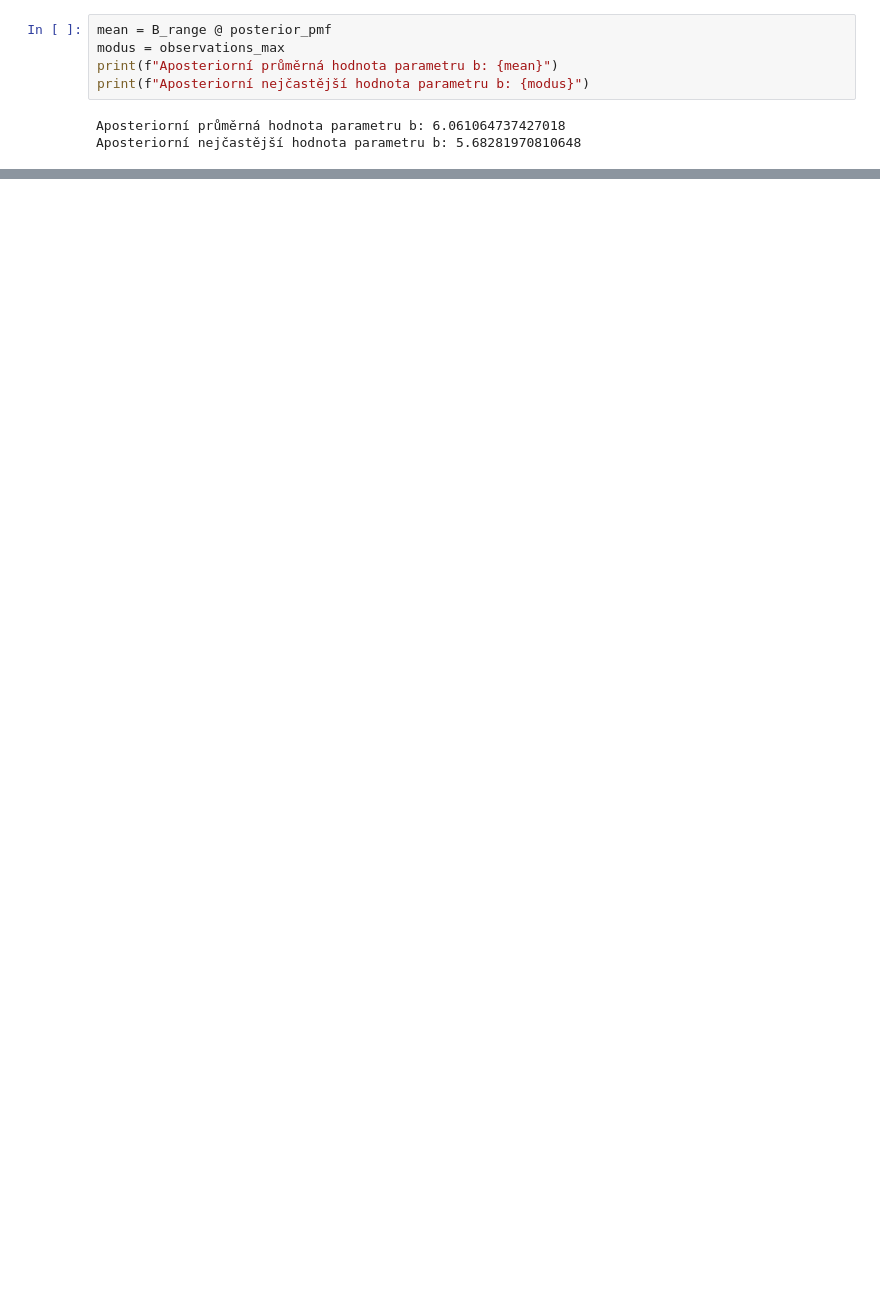
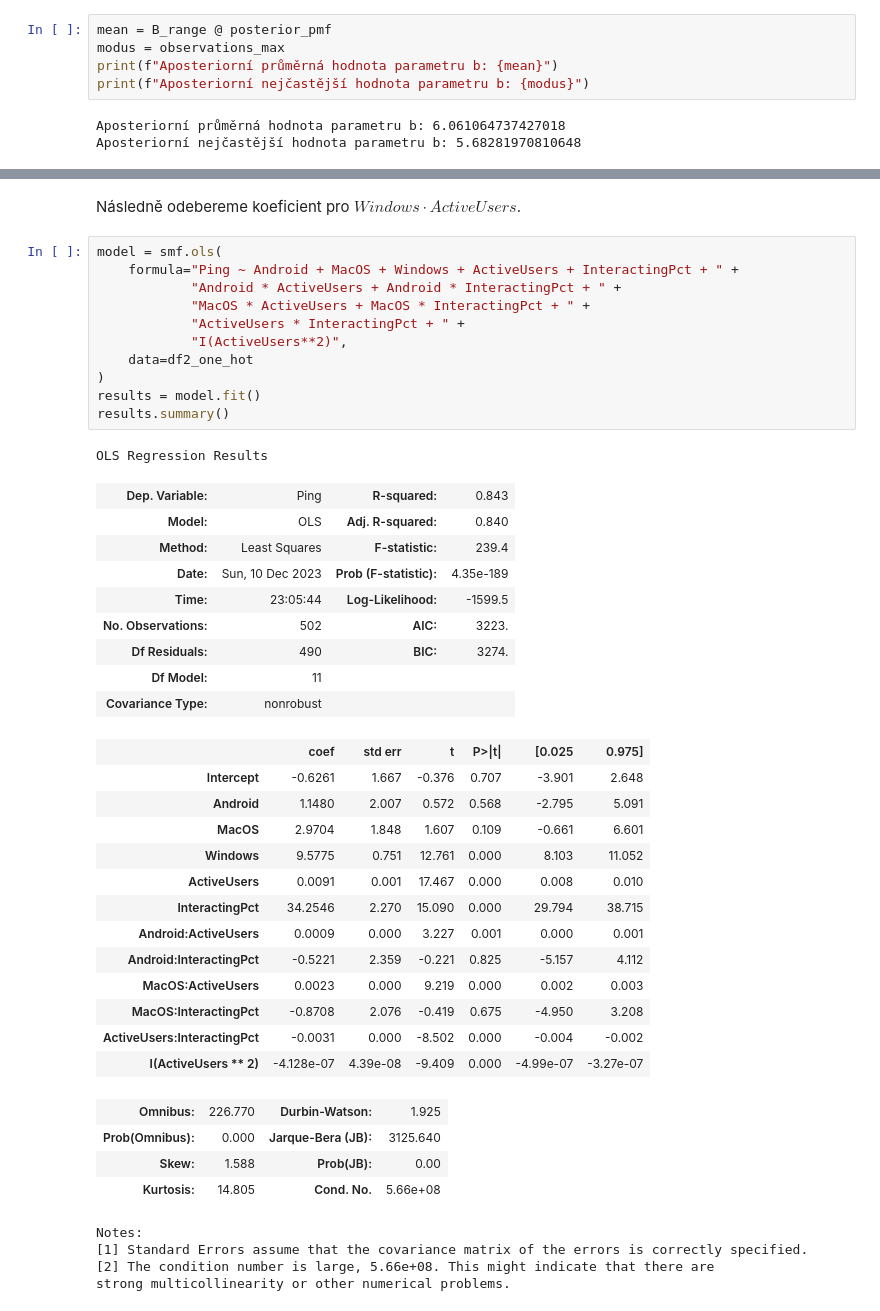
Before and after one commit to xmihol00/MSP, a Jupyter notebook: proj2/proj2.ipynb, the cells around one changed output, grey strips where cells are left out. Cells and saved outputs as stored; diff of their text form; blank space fills up the shorter version.

Commit message:
main-proj2 regression - WIP

```diff
--- a/proj2/proj2.ipynb
+++ b/proj2/proj2.ipynb
@@ -320,0 +441,45 @@ array([2.33191287e-06, 2.53569698e-06, 2.87639664e-06, 3.90849758e-01,
+# %% [markdown]
+Následně odebereme koeficient pro $Windows \cdot ActiveUsers$.
+# %%
+model = smf.ols(
+    formula="Ping ~ Android + MacOS + Windows + ActiveUsers + InteractingPct + " +
+            "Android * ActiveUsers + Android * InteractingPct + " +
+            "MacOS * ActiveUsers + MacOS * InteractingPct + " +
+            "ActiveUsers * InteractingPct + " +
+            "I(ActiveUsers**2)",
+    data=df2_one_hot
+)
+results = model.fit()
+results.summary()
+# %% [output]
+OLS Regression Results
+| Dep. Variable: | Ping | R-squared: | 0.843 |
+| Model: | OLS | Adj. R-squared: | 0.840 |
+| Method: | Least Squares | F-statistic: | 239.4 |
+| Date: | Sun, 10 Dec 2023 | Prob (F-statistic): | 4.35e-189 |
+| Time: | 23:05:44 | Log-Likelihood: | -1599.5 |
+| No. Observations: | 502 | AIC: | 3223. |
+| Df Residuals: | 490 | BIC: | 3274. |
+| Df Model: | 11 |  |  |
+| Covariance Type: | nonrobust |  |  |
+|  | coef | std err | t | P>|t| | [0.025 | 0.975] |
+| Intercept | -0.6261 | 1.667 | -0.376 | 0.707 | -3.901 | 2.648 |
+| Android | 1.1480 | 2.007 | 0.572 | 0.568 | -2.795 | 5.091 |
+| MacOS | 2.9704 | 1.848 | 1.607 | 0.109 | -0.661 | 6.601 |
+| Windows | 9.5775 | 0.751 | 12.761 | 0.000 | 8.103 | 11.052 |
+| ActiveUsers | 0.0091 | 0.001 | 17.467 | 0.000 | 0.008 | 0.010 |
+| InteractingPct | 34.2546 | 2.270 | 15.090 | 0.000 | 29.794 | 38.715 |
+| Android:ActiveUsers | 0.0009 | 0.000 | 3.227 | 0.001 | 0.000 | 0.001 |
+| Android:InteractingPct | -0.5221 | 2.359 | -0.221 | 0.825 | -5.157 | 4.112 |
+| MacOS:ActiveUsers | 0.0023 | 0.000 | 9.219 | 0.000 | 0.002 | 0.003 |
+| MacOS:InteractingPct | -0.8708 | 2.076 | -0.419 | 0.675 | -4.950 | 3.208 |
+| ActiveUsers:InteractingPct | -0.0031 | 0.000 | -8.502 | 0.000 | -0.004 | -0.002 |
+| I(ActiveUsers ** 2) | -4.128e-07 | 4.39e-08 | -9.409 | 0.000 | -4.99e-07 | -3.27e-07 |
+| Omnibus: | 226.770 | Durbin-Watson: | 1.925 |
+| Prob(Omnibus): | 0.000 | Jarque-Bera (JB): | 3125.640 |
+| Skew: | 1.588 | Prob(JB): | 0.00 |
+| Kurtosis: | 14.805 | Cond. No. | 5.66e+08 |
+Notes:
+[1] Standard Errors assume that the covariance matrix of the errors is correctly specified.
+[2] The condition number is large, 5.66e+08. This might indicate that there are
+strong multicollinearity or other numerical problems.
```
Also changed, not shown: parts of 24 cells of this notebook.
